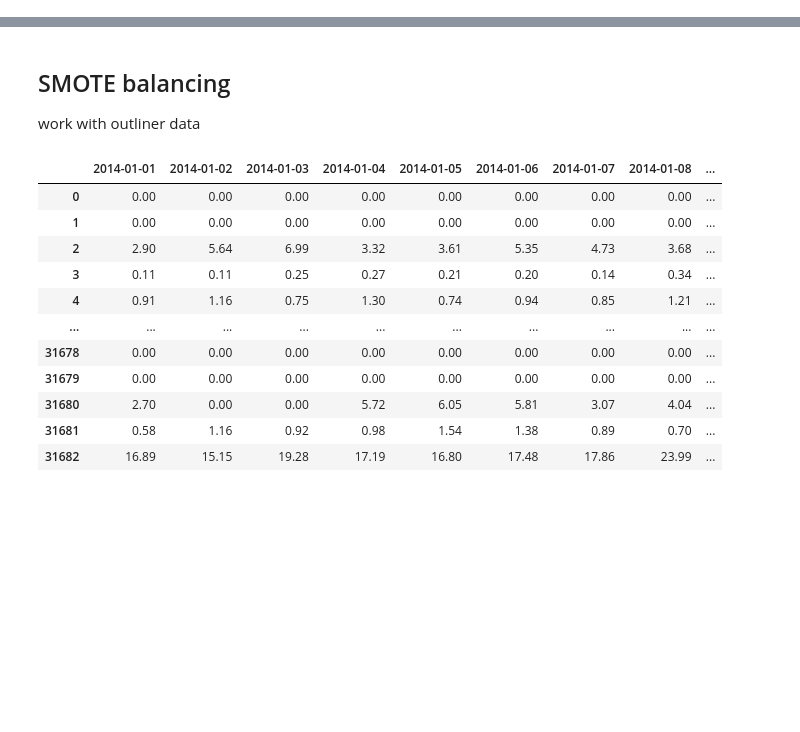
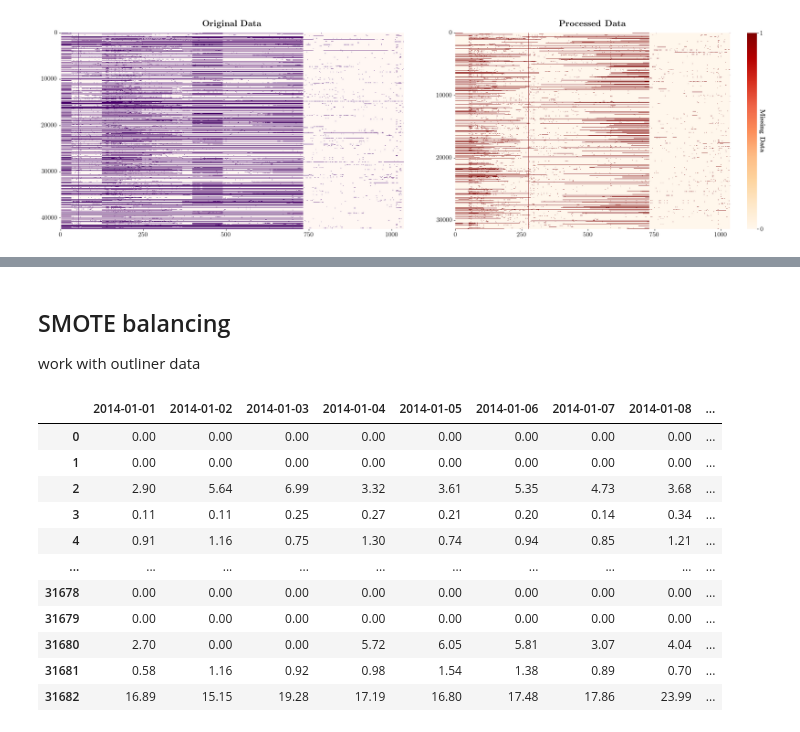
Before and after one commit to d41sys/electric-theft-detection, a Jupyter notebook: notebooks/preprocessing.ipynb, the cells around one changed output, grey strips where cells are left out. Drawn from its saved outputs; the diff is of its cells as text; code cells hidden in the pictures; blank space fills up the shorter version.

```diff
--- a/notebooks/preprocessing.ipynb
+++ b/notebooks/preprocessing.ipynb
@@ -457,0 +56,18 @@ print(temp[mask].values[np.where(mask)])
+# %%
+# Step 1: Load the data
+
+raw_data = pd.read_csv('../data/data.csv')
+
+info_data = pd.DataFrame()
+info_data['FLAG'] = raw_data['FLAG']
+info_data['CONS_NO'] = raw_data['CONS_NO']
+
+handling_data = raw_data.drop(['FLAG', 'CONS_NO'], axis=1)
+# handling_data = raw_data.copy(deep=True)
+
+# Convert column names to datetime
+handling_data.columns = pd.to_datetime(handling_data.columns)
+
+# Sort columns
+handling_data = handling_data.sort_index(axis=1)
+handling_data
@@ -457,0 +181,30 @@ print(temp[mask].values[np.where(mask)])
+# %%
+fig, axs = plt.subplots(1, 2, figsize=(30,8))
+
+sns.heatmap(raw_data.transpose().isna().transpose(),
+            cmap="RdPu", ax=axs[0], cbar=False)
+axs[0].set_title(r'\textbf{Original Data}', fontsize=20, y=1.02)
+axs[0].set_xticks([0, 250, 500,750,1000])
+axs[0].set_xticklabels([0, 250, 500,750,1000], rotation=0, fontsize=15)
+axs[0].set_yticks([0,10000, 20000, 30000, 40000])
+axs[0].set_yticklabels([0, 10000, 20000, 30000, 40000], fontsize=15)
+
+# cmap="OrRd"
+cbar_ax = sns.heatmap(handling_data.transpose().isna().transpose(),
+            cmap="OrRd",
+            cbar_kws={"ticks":[0,1]}, ax=axs[1]).collections[0].colorbar
+
+# Set the label size of the colorbar
+cbar_ax.ax.yaxis.set_tick_params(labelsize=15)
+cbar_ax.set_label(r'\textbf{Missing Data}', rotation=-90, size=15)
+
+axs[1].set_title(r'\textbf{Processed Data}', fontsize=20, y=1.02)
+axs[1].set_xticks([0, 250, 500,750,1000])
+axs[1].set_xticklabels([0, 250, 500,750,1000], rotation=0, fontsize=15)
+axs[1].set_yticks([0,10000, 20000,30000])
+axs[1].set_yticklabels([0,10000, 20000,30000], fontsize=15)
+
+plt.subplots_adjust(wspace=0.15)
+plt.show()
+# %% [output]
+[figure, added]
```
Also changed, not shown: parts of 68 cells of this notebook, 7 other files.
